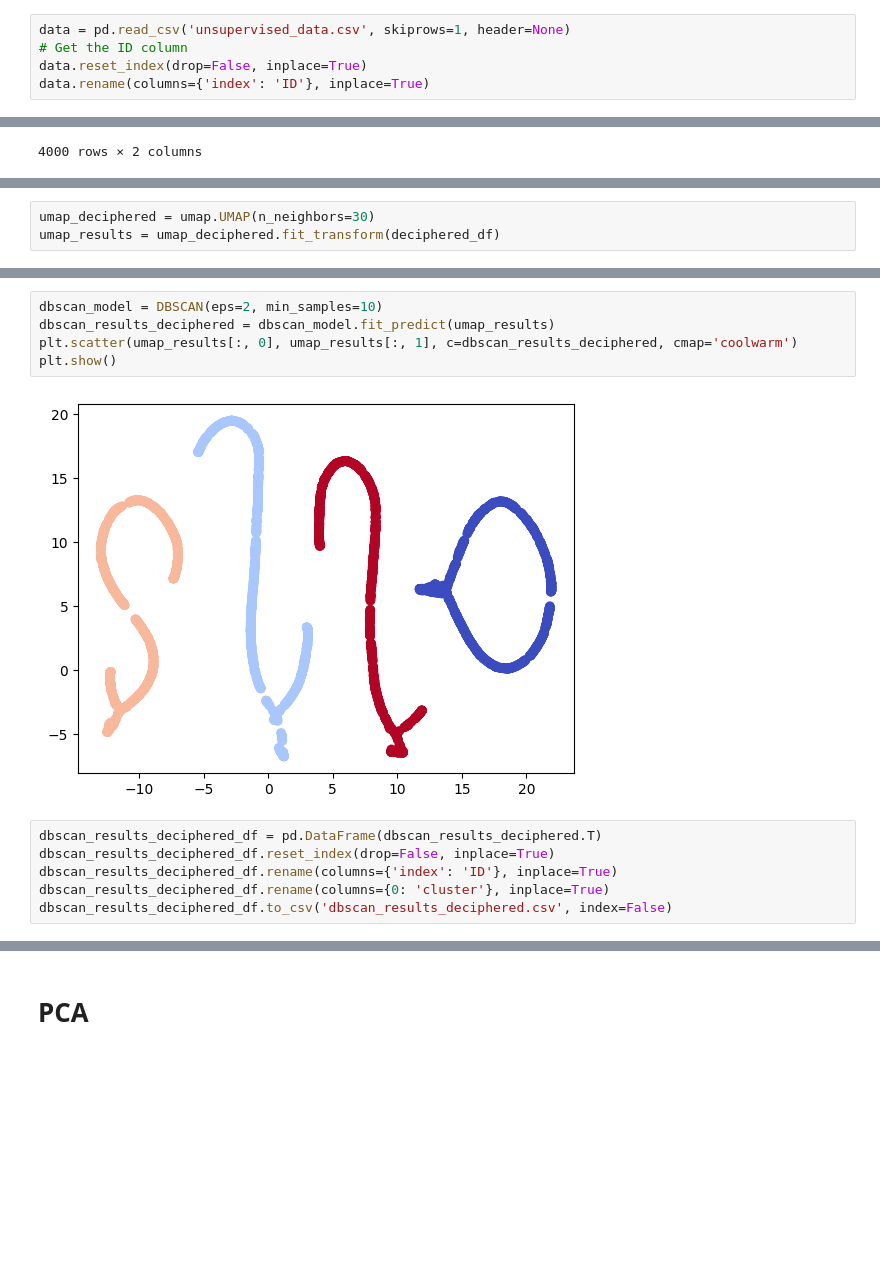
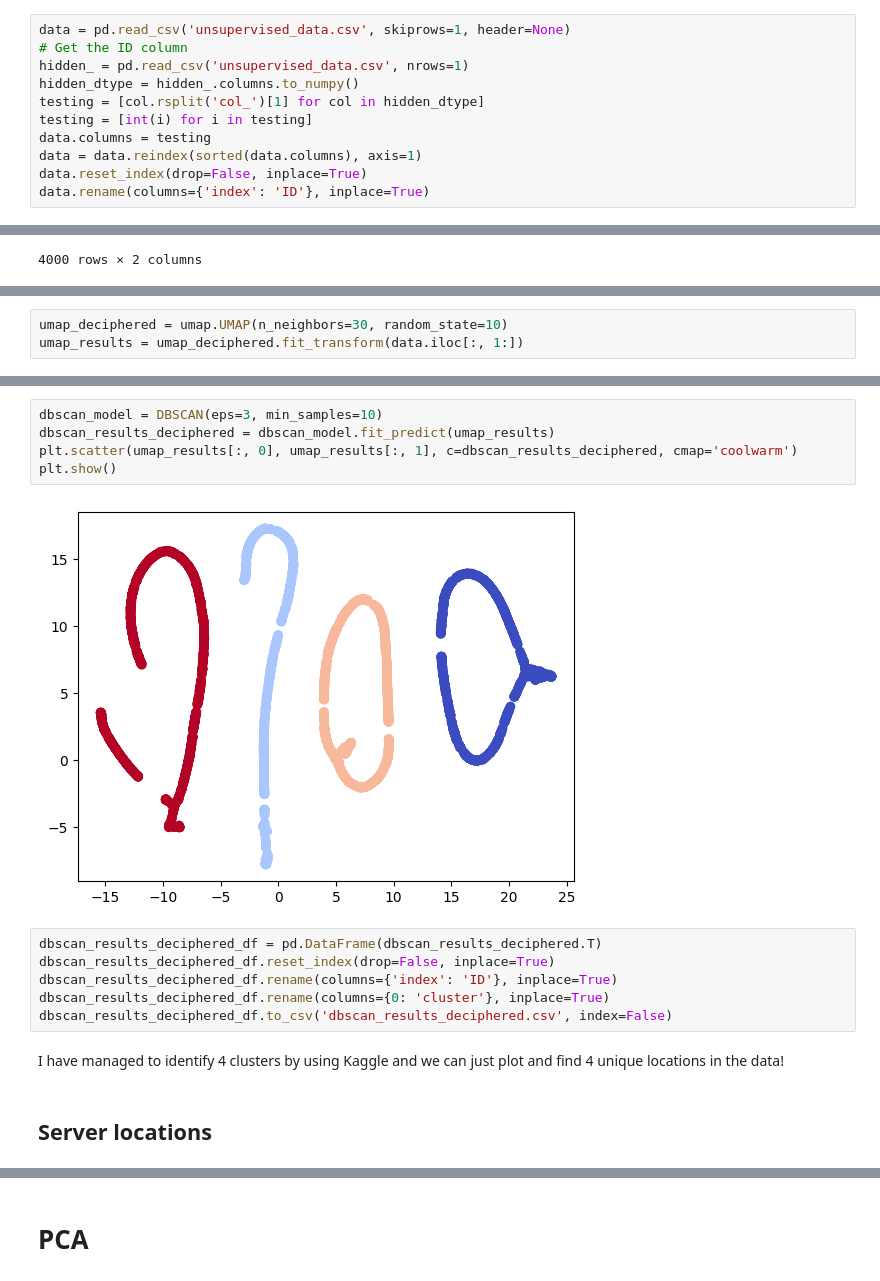
Before and after one commit to MKMC1/TDT4172, a Jupyter notebook: Assignment2_blueprint/Chapter_2.ipynb, the cells around one changed output, grey strips where cells are left out. Drawn from its saved outputs; the diff is of its cells as text; blank space fills up the shorter version.

Commit message:
Finished finding locations!

```diff
--- a/Assignment2_blueprint/Chapter_2.ipynb
+++ b/Assignment2_blueprint/Chapter_2.ipynb
@@ -483,5 +538,11 @@ To enable the following instructions: AVX2 FMA, in other operations, rebuild Ten
 # %%
 data = pd.read_csv('unsupervised_data.csv', skiprows=1, header=None)
 # Get the ID column
+hidden_ = pd.read_csv('unsupervised_data.csv', nrows=1)
+hidden_dtype = hidden_.columns.to_numpy()
+testing = [col.rsplit('col_')[1] for col in hidden_dtype]
+testing = [int(i) for i in testing]
+data.columns = testing
+data = data.reindex(sorted(data.columns), axis=1)
 data.reset_index(drop=False, inplace=True)
 data.rename(columns={'index': 'ID'}, inplace=True)
@@ -556,6 +592,6 @@ To enable the following instructions: AVX2 FMA, in other operations, rebuild Ten
 # %%
-umap_deciphered = umap.UMAP(n_neighbors=30)
-umap_results = umap_deciphered.fit_transform(deciphered_df)
+umap_deciphered = umap.UMAP(n_neighbors=30, random_state=10)
+umap_results = umap_deciphered.fit_transform(data.iloc[:, 1:])
 # %%
 plt.scatter(umap_results[:, 0], umap_results[:, 1], c=data.iloc[:, 0], cmap='coolwarm')
 plt.show()
@@ -564,13 +600,17 @@ plt.show()
 # %%
-dbscan_model = DBSCAN(eps=2, min_samples=10)
+dbscan_model = DBSCAN(eps=3, min_samples=10)
 dbscan_results_deciphered = dbscan_model.fit_predict(umap_results)
 plt.scatter(umap_results[:, 0], umap_results[:, 1], c=dbscan_results_deciphered, cmap='coolwarm')
 plt.show()
 # %% [output]
-[figure, old version]
+[figure, new version]
 # %%
 dbscan_results_deciphered_df = pd.DataFrame(dbscan_results_deciphered.T)
 dbscan_results_deciphered_df.reset_index(drop=False, inplace=True)
 dbscan_results_deciphered_df.rename(columns={'index': 'ID'}, inplace=True)
 dbscan_results_deciphered_df.rename(columns={0: 'cluster'}, inplace=True)
 dbscan_results_deciphered_df.to_csv('dbscan_results_deciphered.csv', index=False)
+# %% [markdown]
+I have managed to identify 4 clusters by using Kaggle and we can just plot and find 4 unique locations in the data!
+# %% [markdown]
+## Server locations
```
Also changed, not shown: parts of 73 cells of this notebook, 1 other file.
